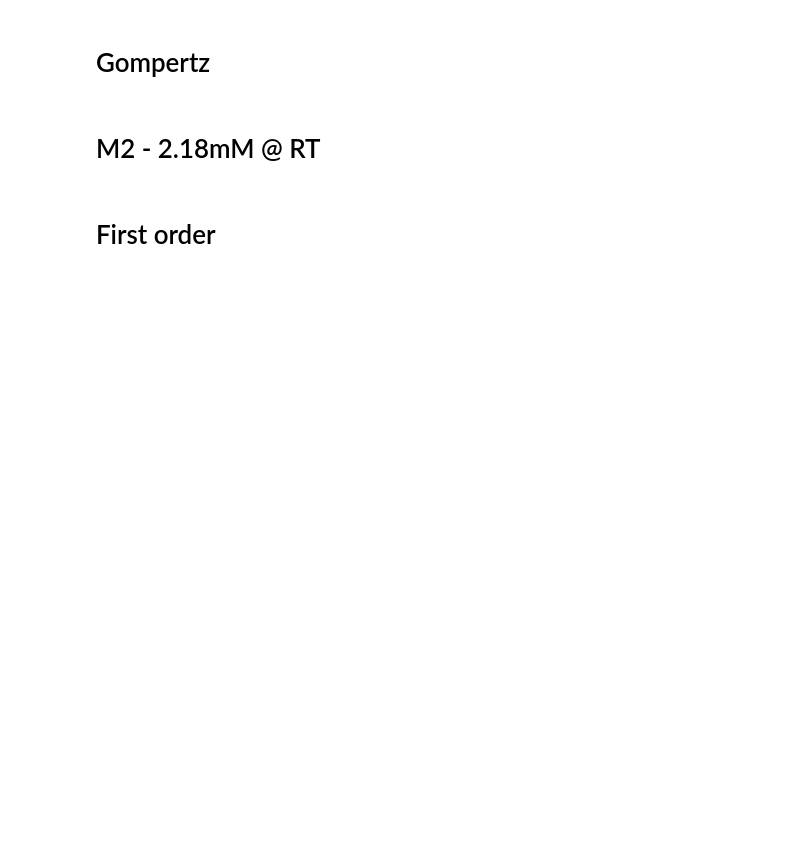
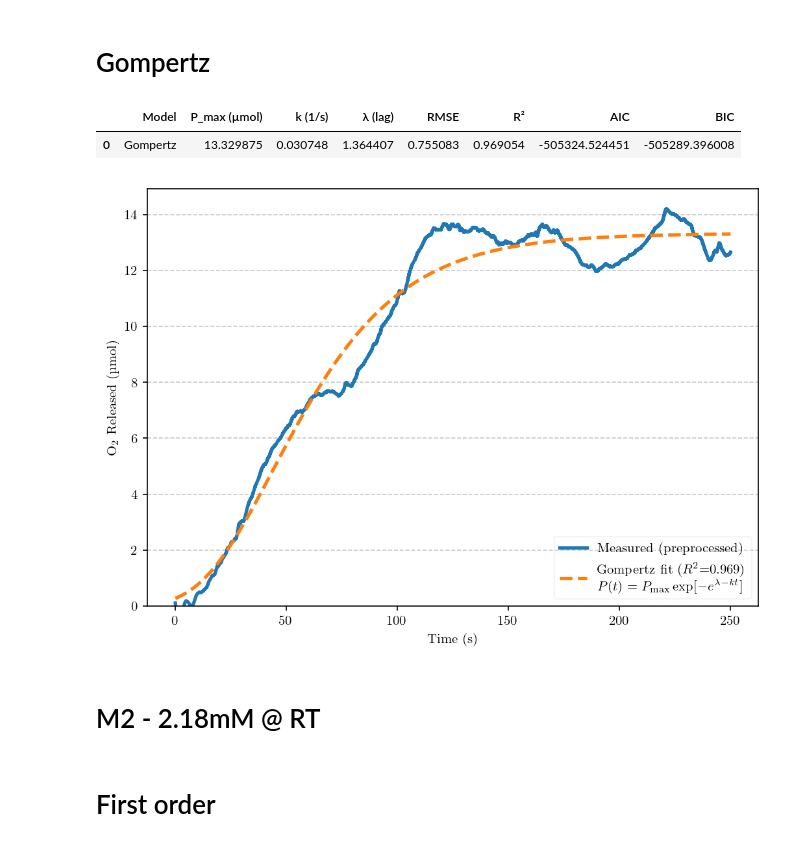
Before and after one commit to ChandrikaSethumadhavan/Master_Thesis, a Jupyter notebook: Kinetic models.ipynb, the cells around one changed output. Cells and saved outputs as stored; diff of their text form; code cells hidden in the pictures; blank space fills up the shorter version.

```diff
--- a/Kinetic models.ipynb
+++ b/Kinetic models.ipynb
@@ -237,5 +244,75 @@ plt.show()
 # %% [markdown]
 # Gompertz
+# %%
+
+m1gom_csv = r"C:\Users\chand\Documents\GitHub\Thesis\M1-2.5mM\data files\O2_RT_released_multi_volumes.csv"
+df_m1gom = pd.read_csv(m1gom_csv)
+df_m1gom.columns = [c.strip() for c in df_m1gom.columns]
+
+ngas_m1gom = df_m1gom["O2 Released (µmol) - Vg=4.0mL"].values
+time_m1gom = df_m1gom["Time (s)"].values
+
+# Clean
+mask = np.isfinite(time_m1gom) & np.isfinite(ngas_m1gom)
+t_m1gom = np.asarray(time_m1gom[mask], dtype=float)
+y_m1gom = np.asarray(ngas_m1gom[mask], dtype=float)
+
+
+def gompertz_model_m1gom(t, P_max, k, lam):
+    return P_max * np.exp(-np.exp(lam - k * t))
+
+
+Pmax0_m1gom = np.max(y_m1gom)
+k0_m1gom = 1.0 / (t_m1gom[-1] - t_m1gom[0])
+lam0_m1gom = np.log(np.log(Pmax0_m1gom / max(y_m1gom[0], 1e-9) + 1))  # heuristic guess
+#++++++++++++++++++++++++++++++++++++++++++++++++++++++++++++++++++++++++++++++++++++++
+p0_m1gom = [Pmax0_m1gom, k0_m1gom, lam0_m1gom]
+
+
+popt_m1gom, pcov_m1gom = curve_fit(
+    gompertz_model_m1gom, t_m1gom, y_m1gom, p0=p0_m1gom,
+    bounds=([0, 0, -np.inf], [np.inf, np.inf, np.inf]),
+    maxfev=20000
+)
+Pmax_fit_m1gom, k_fit_m1gom, lam_fit_m1gom = popt_m1gom
+y_fit_m1gom = gompertz_model_m1gom(t_m1gom, *popt_m1gom)
+
+
+rss_m1gom = np.sum((y_m1gom - y_fit_m1gom) ** 2)
+rmse_m1gom = np.sqrt(mean_squared_error(y_m1gom, y_fit_m1gom))
+r2_m1gom = r2_score(y_m1gom, y_fit_m1gom)
+n_m1gom = len(y_m1gom)
+aic_m1gom = n_m1gom * np.log(rss_m1gom / n_m1gom) + 2 * 3
+bic_m1gom = n_m1gom * np.log(rss_m1gom / n_m1gom) + 3 * np.log(n_m1gom)
+
+metrics_m1gom = pd.DataFrame({
+    "Model": ["Gompertz"],
+    "P_max (µmol)": [Pmax_fit_m1gom],
+    "k (1/s)": [k_fit_m1gom],
+    "λ (lag)": [lam_fit_m1gom],
+    "RMSE": [rmse_m1gom],
+    "R²": [r2_m1gom],
+    "AIC": [aic_m1gom],
+    "BIC": [bic_m1gom]
+})
+display(metrics_m1gom.round(6))
+
+
+plt.figure(figsize=(7, 5), dpi=150)
+plt.plot(t_m1gom, y_m1gom, label="Measured (preprocessed)", lw=2.5)
+plt.plot(t_m1gom, y_fit_m1gom, "--", lw=2.5,
+         label=fr"Gompertz fit ($R^2$={r2_m1gom:.3f})" + "\n" + r"$P(t)=P_{\max}\exp[-e^{\lambda - kt}]$")
+plt.xlabel("Time (s)")
+plt.ylabel("O$_2$ Released (µmol)")
+plt.ylim(bottom=0)
+plt.grid(axis="y", linestyle="--", alpha=0.7)
+plt.legend(loc="lower right", frameon=True, framealpha=0.2)
+plt.tight_layout()
+plt.show()
+# %% [output]
+|  | Model | P_max (µmol) | k (1/s) | λ (lag) | RMSE | R² | AIC | BIC |
+| 0 | Gompertz | 13.329875 | 0.030748 | 1.364407 | 0.755083 | 0.969054 | -505324.524451 | -505289.396008 |
+[figure, added]
 # %% [markdown]
 # M2 - 2.18mM @ RT
 # %% [markdown]
```
Also changed, not shown: parts of 24 cells of this notebook.
